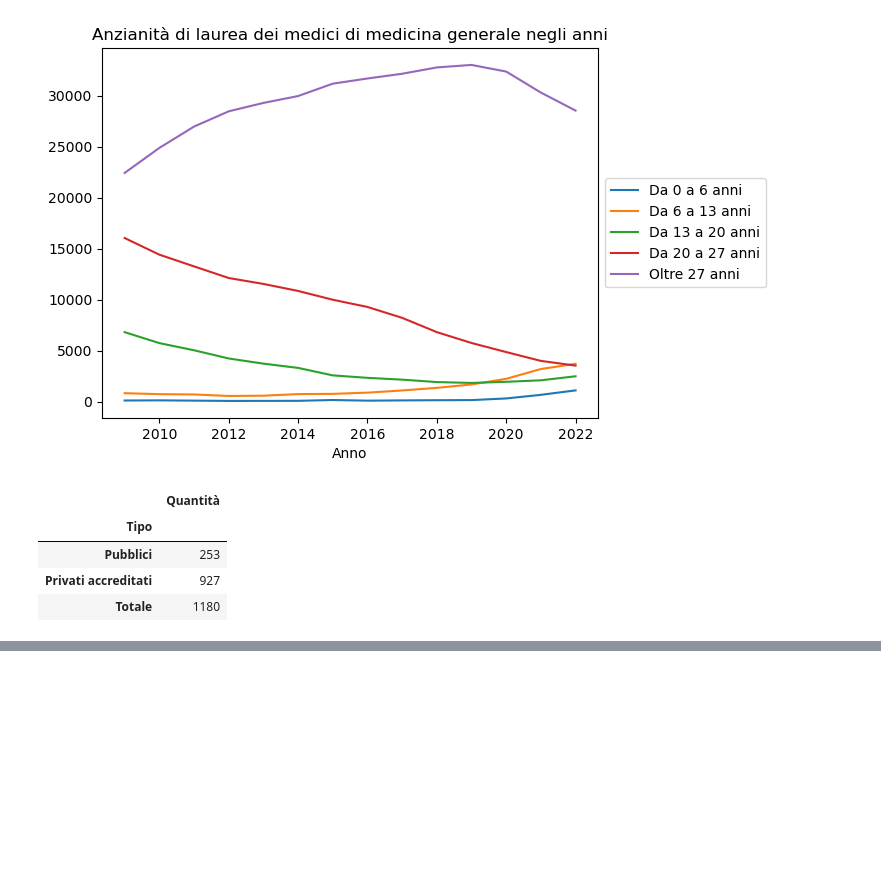
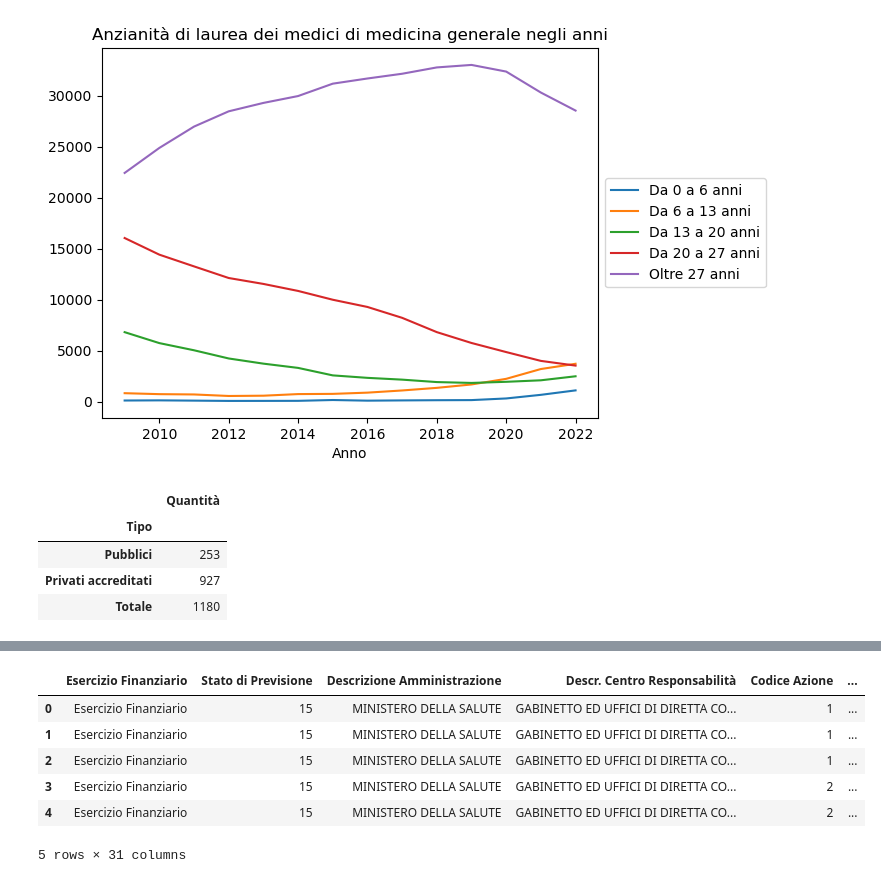
Before and after one commit to CapraCampa/Progetto-Visualizzazione-Scientifica, a Jupyter notebook: Grafici.ipynb, the cells around one changed output, grey strips where cells are left out. Cells and saved outputs as stored; diff of their text form; code cells hidden in the pictures; blank space fills up the shorter version.

```diff
--- a/Grafici.ipynb
+++ b/Grafici.ipynb
@@ -539,0 +539,11 @@ LookupError: unknown encoding: ISO-8859
+# %%
+rendiconto_2022=pd.read_csv("Datasets/rendiconto_2022.csv",sep=";",decimal=".",encoding='latin-1')
+rendiconto_2022.head()
+# %% [output]
+|  | Esercizio Finanziario | Stato di Previsione | Descrizione Amministrazione | Descr. Centro Responsabilità | Codice Azione | ... |
+| 0 | Esercizio Finanziario | 15 | MINISTERO DELLA SALUTE | GABINETTO ED UFFICI DI DIRETTA CO... | 1 | ... |
+| 1 | Esercizio Finanziario | 15 | MINISTERO DELLA SALUTE | GABINETTO ED UFFICI DI DIRETTA CO... | 1 | ... |
+| 2 | Esercizio Finanziario | 15 | MINISTERO DELLA SALUTE | GABINETTO ED UFFICI DI DIRETTA CO... | 1 | ... |
+| 3 | Esercizio Finanziario | 15 | MINISTERO DELLA SALUTE | GABINETTO ED UFFICI DI DIRETTA CO... | 2 | ... |
+| 4 | Esercizio Finanziario | 15 | MINISTERO DELLA SALUTE | GABINETTO ED UFFICI DI DIRETTA CO... | 2 | ... |
+5 rows × 31 columns
```
Also changed, not shown: parts of 13 cells of this notebook, 2 other files.
